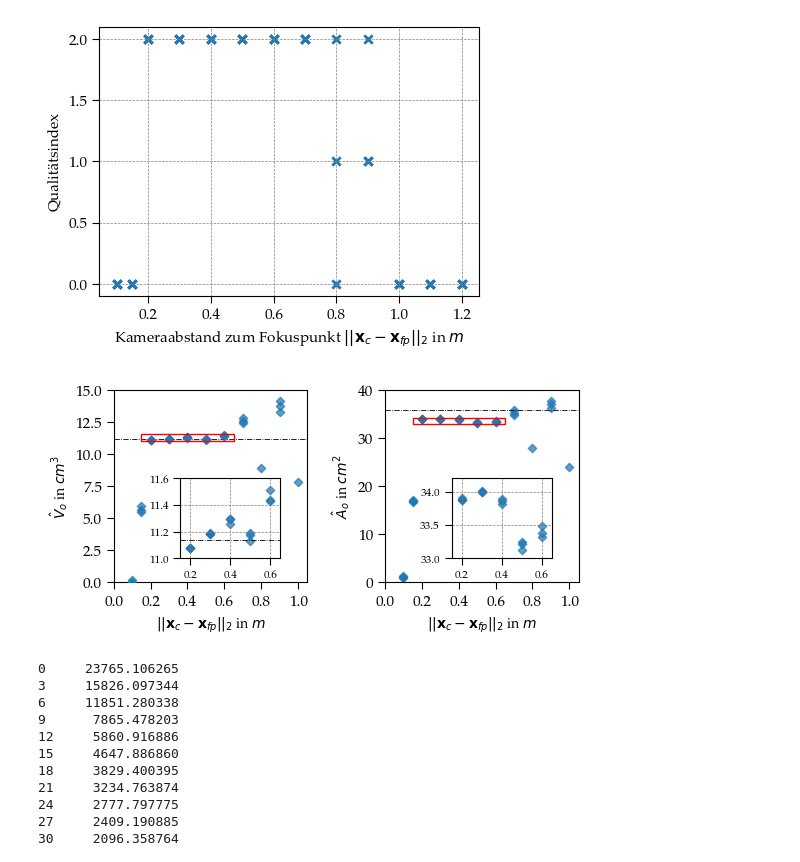
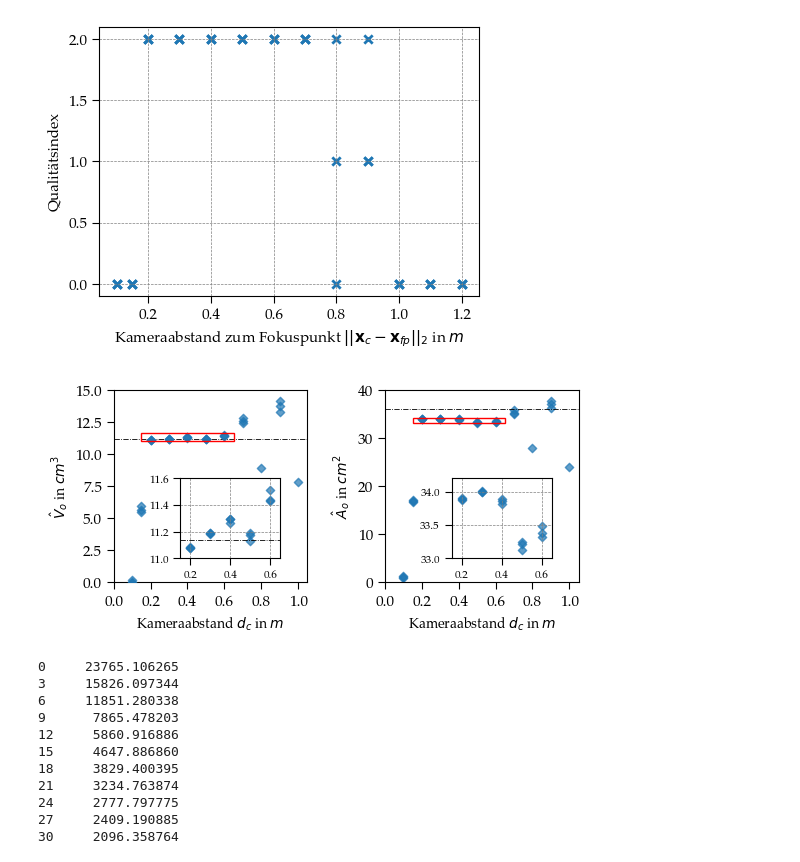
Before and after one commit to tobiashead/synthetic-pipeline-for-3d-reconstruction-of-falling-particles, a Jupyter notebook: thesis/Parameterstudie/VarDistanceCams/Evaluate_VarDistanceCams_400_Object_Center.ipynb, the cells around one changed output. Cells and saved outputs as stored; diff of their text form; code cells hidden in the pictures.

```diff
--- a/thesis/Parameterstudie/VarDistanceCams/Evaluate_VarDistanceCams_400_Object_Center.ipynb
+++ b/thesis/Parameterstudie/VarDistanceCams/Evaluate_VarDistanceCams_400_Object_Center.ipynb
@@ -208,7 +208,7 @@ ref_sur = PSets_Eval["surface_ref"].iloc[0] * 10**4
 # Hauptplot für Objektvolumen - zeigt gesamten Wertebereich
 ax[0].scatter(PSets_Info["cam_distance"], PSets_Eval["volume_rec"] * 10**6, marker='D',s=18,zorder=3,alpha=0.7)
 ax[0].grid(False)
-ax[0].set_xlabel("$||\\mathbf{x}_{c} - \\mathbf{x}_{fp}||_2$ in $m$",fontsize = 10)
+ax[0].set_xlabel("Kameraabstand $d_c$ in $m$",fontsize = 10)
 ax[0].set_ylabel("$\hat{V}_o$ in $cm^3$",fontsize = 10)
 ax[0].set_xlim([0,1.05])
 ax[0].set_xticks([0, 0.2, 0.4, 0.6,0.8,1])
@@ -239,39 +239,39 @@ ax[0].add_patch(rect0)
 # Hauptplot für Objektoberfläche - zeigt gesamten Wertebereich
 ax[1].scatter(PSets_Info["cam_distance"], PSets_Eval["surface_rec"] * 10**4, marker='D',s=18,alpha=0.7)
 ax[1].grid(False)
-ax[1].set_xlabel("$||\\mathbf{x}_{c} - \\mathbf{x}_{fp}||_2$ in $m$",fontsize = 10)
+ax[1].set_xlabel("Kameraabstand $d_c$ in $m$",fontsize = 10)
 ax[1].set_ylabel("$\hat{A}_o$ in $cm^2$",fontsize = 10)
 ax[1].set_xlim([0,1.05])
 ax[1].set_xticks([0, 0.2, 0.4, 0.6,0.8,1])
 ax[1].set_ylim([0,40])
 ax[1].axhline(y=ref_sur, color='black', linestyle='-.',linewidth=0.6)
 
 # Inset-Plot für eingeschränkten Bereich - Objektoberfläche mit festgelegtem Mittelpunkt
 inset_ax1 = inset_axes(ax[1], width=inset_width, height=inset_height,
                        bbox_to_anchor=(inset_center_x_surf - inset_width / 2,
                                        inset_center_y_surf - inset_height / 2,
                                        inset_width, inset_height),
                        bbox_transform=ax[1].transAxes)
 inset_ax1.scatter(PSets_Info["cam_distance"], PSets_Eval["surface_rec"] * 10**4, marker='D',s=18,alpha = 0.7)
 inset_ax1.grid(True)
 inset_ax1.set_xlim(inset_x_range_surf)  # Eingeschränkter x-Bereich
 inset_ax1.set_ylim(inset_y_range_surf)  # Eingeschränkter y-Bereich
 inset_ax1.tick_params(labelsize=8)
 inset_ax1.set_xticks([0.2,0.4,0.6])
 
 # Rechteck im Hauptplot für Inset-Bereich - Objektoberfläche
 rect1 = patches.Rectangle((inset_x_range_surf[0], inset_y_range_surf[0]),
                           inset_x_range_surf[1] - inset_x_range_surf[0],
                           inset_y_range_surf[1] - inset_y_range_surf[0],
                           linewidth=1, edgecolor='red', facecolor='none', zorder=5)
 ax[1].add_patch(rect1)
 
 plt.subplots_adjust(hspace=0.0, wspace=0.4)
 
 #plt.savefig("volume_and_surface.svg",bbox_inches="tight")
 plt.show()
 # %% [output]
-[figure, old version]
+[figure, new version]
 # %%
 PSets_Info["motion_omega"].iloc[::3]
 # %% [output]
```
Also changed, not shown: parts of 3 cells of this notebook, 11 other files.
